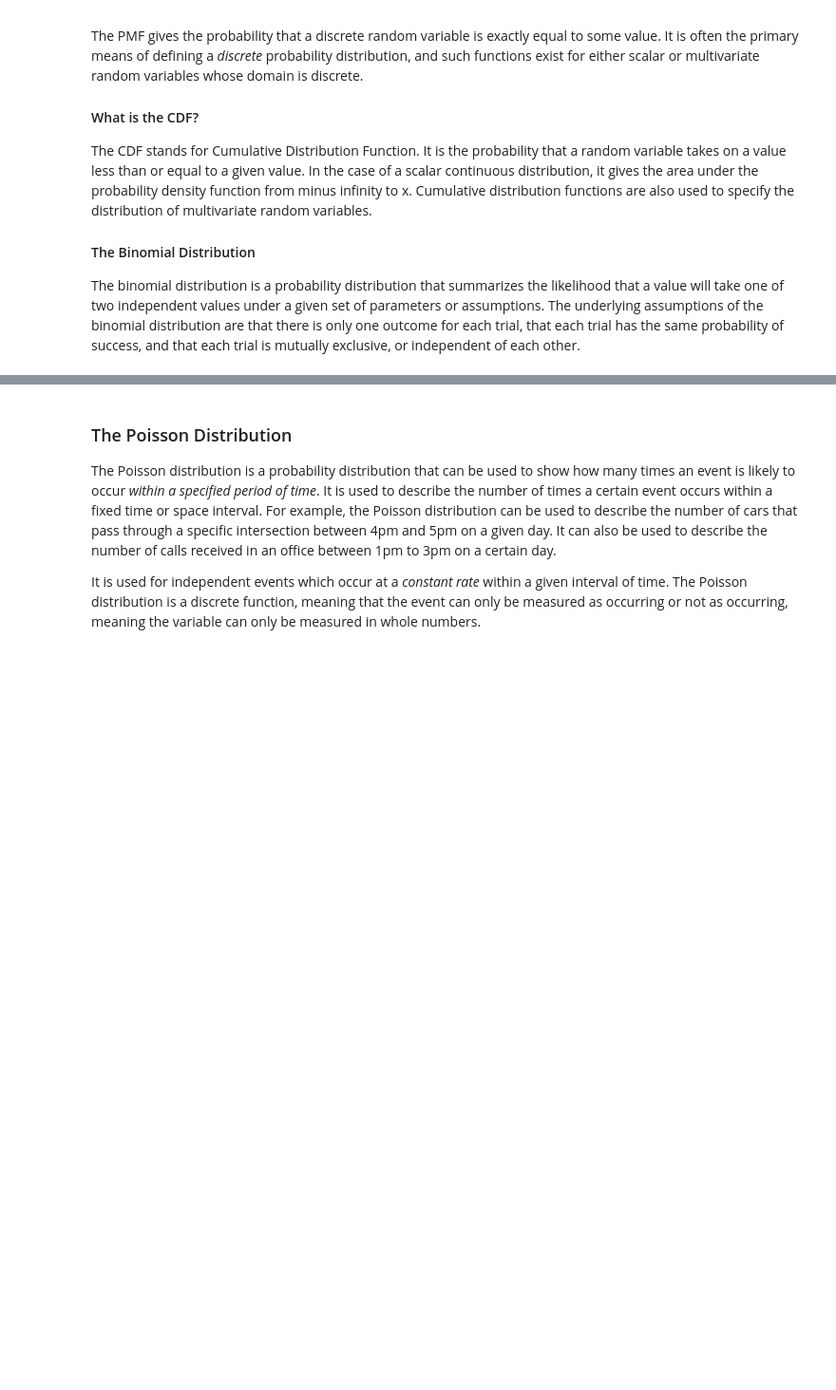
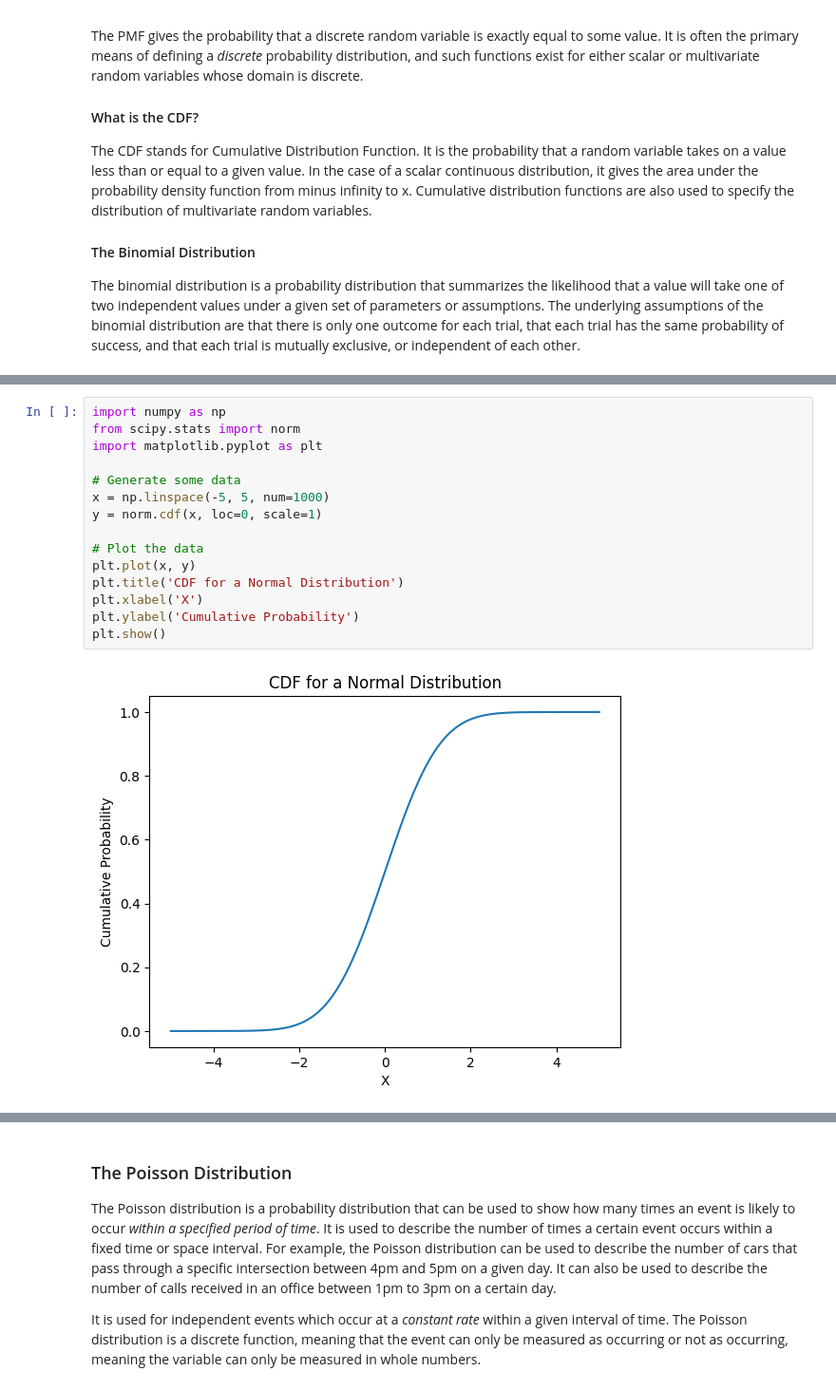
Before and after one commit to danielhardej/codecademy, a Jupyter notebook: Data-Science-NLP-Specialization/9 Stats Fundies/probability_distributions.ipynb, the cells around one changed output, grey strips where cells are left out. Shown at 95% size. Drawn from its saved outputs; the diff is of its cells as text; blank space fills up the shorter version.

```diff
--- a/Data-Science-NLP-Specialization/9 Stats Fundies/probability_distributions.ipynb
+++ b/Data-Science-NLP-Specialization/9 Stats Fundies/probability_distributions.ipynb
@@ -99,0 +135,17 @@ The normal distribution is also known as the Gaussian distribution or the bell c
+# %%
+import numpy as np
+from scipy.stats import norm
+import matplotlib.pyplot as plt
+
+# Generate some data
+x = np.linspace(-5, 5, num=1000)
+y = norm.cdf(x, loc=0, scale=1)
+
+# Plot the data
+plt.plot(x, y)
+plt.title('CDF for a Normal Distribution')
+plt.xlabel('X')
+plt.ylabel('Cumulative Probability')
+plt.show()
+# %% [output]
+[figure, added]
```
Also changed, not shown: parts of 13 cells of this notebook, 2 other files.
